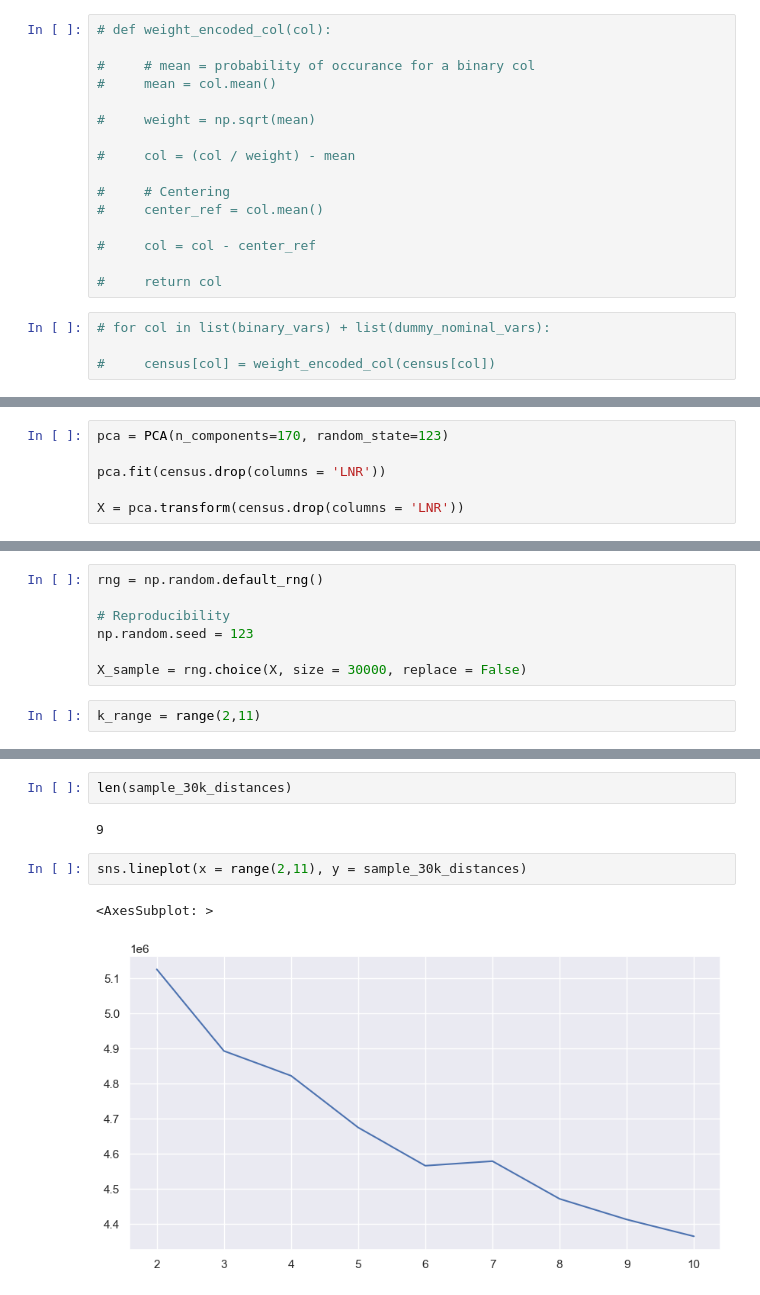
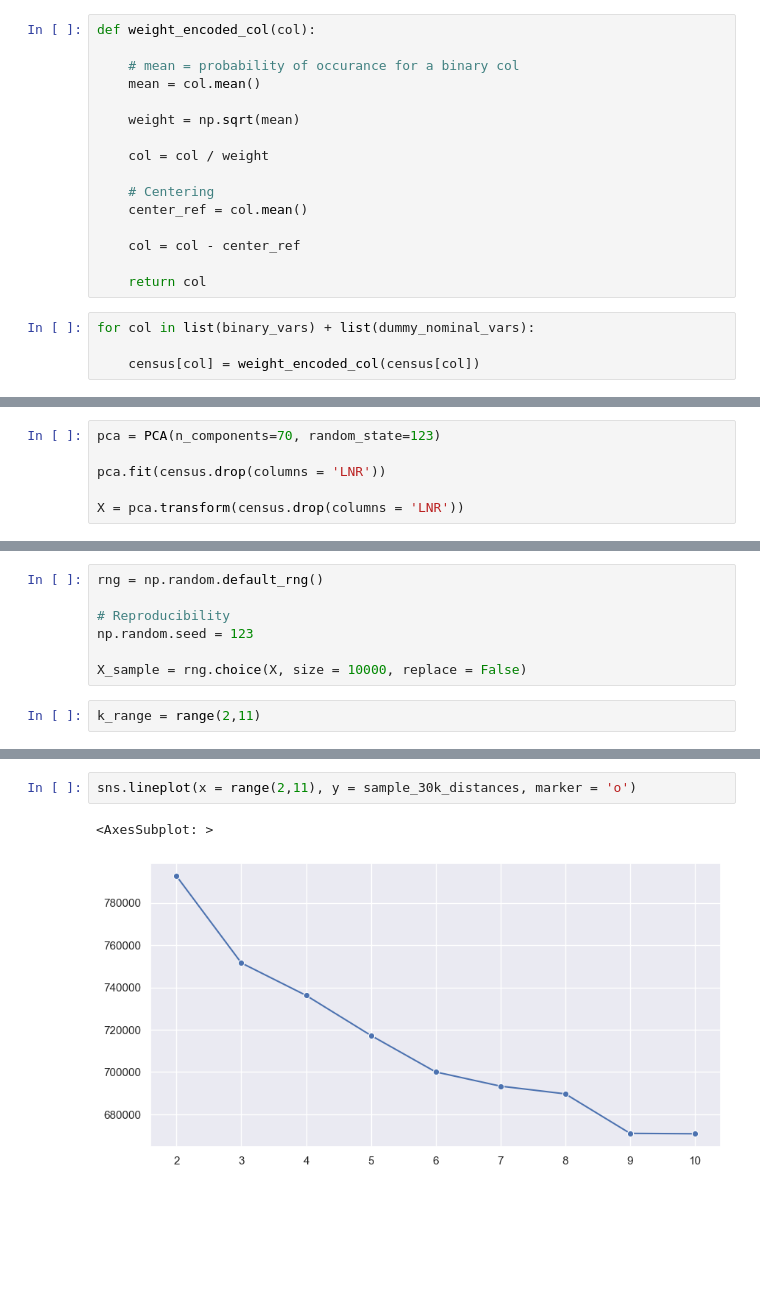
Before and after one commit to bglucca/ArvatoCustomerSegmentation, a Jupyter notebook: 03_modelling_segments.ipynb, the cells around one changed output, grey strips where cells are left out. Saved outputs shown, nothing was run; the diff lists cells and outputs as text; blank space fills up the shorter version.

```diff
--- a/03_modelling_segments.ipynb
+++ b/03_modelling_segments.ipynb
@@ -170,25 +230,25 @@ for name in nominal_vars:
 # Fix for GEBAEUDETYP and GEBAUDETYP_RASTER
 dummy_nominal_vars = sorted(list(set(dummy_nominal_vars)))
 # %%
-# def weight_encoded_col(col):
+def weight_encoded_col(col):
 
-#     # mean = probability of occurance for a binary col
-#     mean = col.mean()
+    # mean = probability of occurance for a binary col
+    mean = col.mean()
 
-#     weight = np.sqrt(mean)
+    weight = np.sqrt(mean)
 
-#     col = (col / weight) - mean
+    col = col / weight
 
-#     # Centering
-#     center_ref = col.mean()
+    # Centering
+    center_ref = col.mean()
 
-#     col = col - center_ref
+    col = col - center_ref
 
-#     return col
+    return col
 # %%
-# for col in list(binary_vars) + list(dummy_nominal_vars):
+for col in list(binary_vars) + list(dummy_nominal_vars):
 
-#     census[col] = weight_encoded_col(census[col])
+    census[col] = weight_encoded_col(census[col])
 # %% [markdown]
 ## Numerical columns
 # %%
@@ -291,7 +345,7 @@ def score_kmeans(X,k_range):
 
     return silhouette_list, dist_list
 # %%
-pca = PCA(n_components=170, random_state=123)
+pca = PCA(n_components=70, random_state=123)
 
 pca.fit(census.drop(columns = 'LNR'))
 
@@ -305,7 +359,7 @@ rng = np.random.default_rng()
 # Reproducibility
 np.random.seed = 123
 
-X_sample = rng.choice(X, size = 30000, replace = False)
+X_sample = rng.choice(X, size = 10000, replace = False)
 # %%
 k_range = range(2,11)
 # %%
@@ -331,9 +385,5 @@ Silhouette score of: 0.0028453723292155095
-# %%
-len(sample_30k_distances)
-# %% [output]
-9
 # %%
-sns.lineplot(x = range(2,11), y = sample_30k_distances)
+sns.lineplot(x = range(2,11), y = sample_30k_distances, marker = 'o')
 # %% [output]
 <AxesSubplot: >
-[figure, old version]
+[figure, new version]
```
Also changed, not shown: parts of 58 cells of this notebook.
